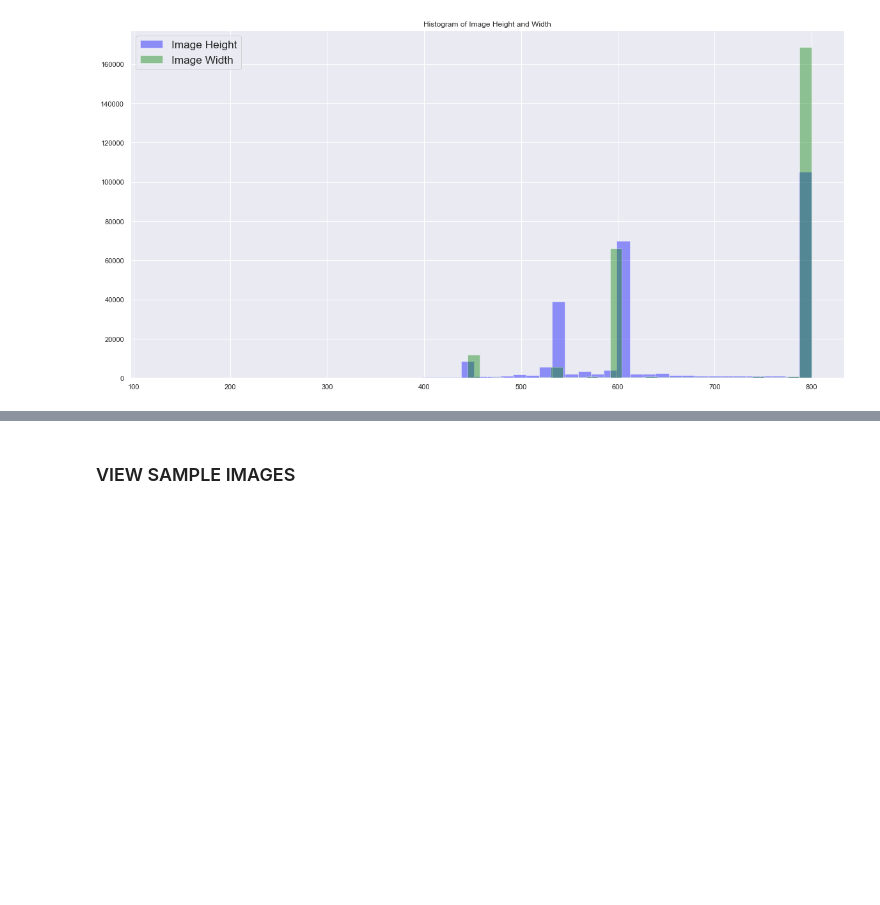
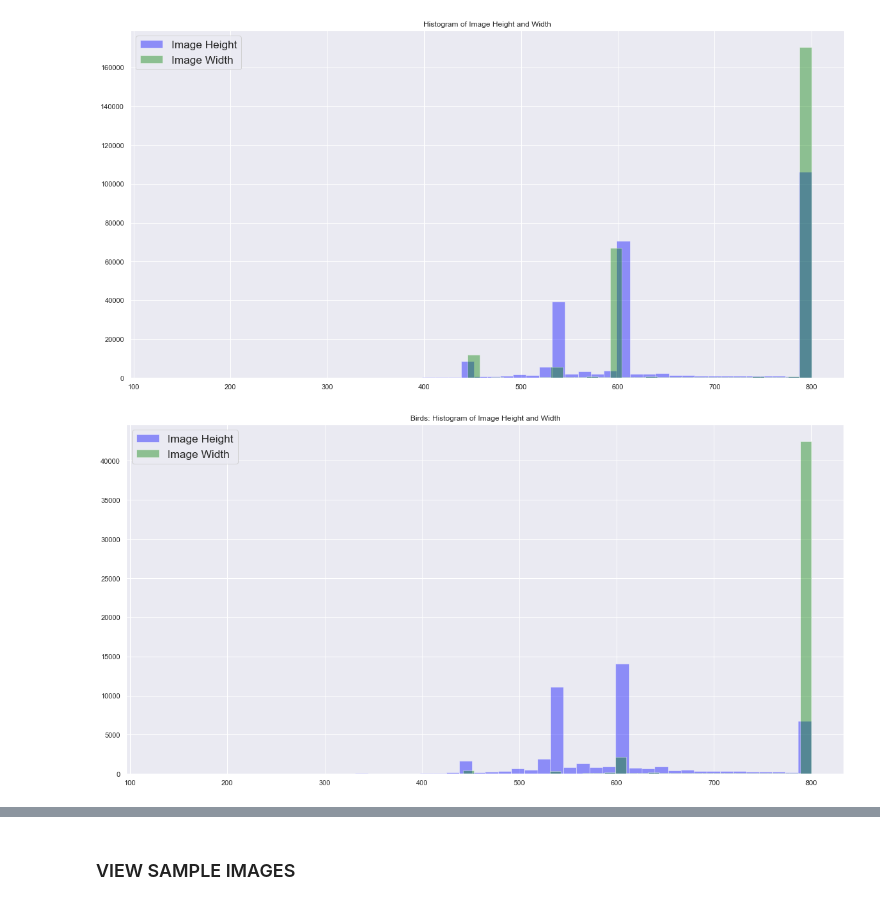
Before and after one commit to lbrou82/Springboard_Capstone2, a Jupyter notebook: notebooks/1.0_Data_Wrangling_and_EDA.ipynb, the cells around one changed output, grey strips where cells are left out. Drawn from its saved outputs; the diff is of its cells as text; code cells hidden in the pictures; blank space fills up the shorter version.

```diff
--- a/notebooks/1.0_Data Wrangling and EDA.ipynb
+++ b/notebooks/1.0_Data_Wrangling_and_EDA.ipynb
@@ -141,3 +170,16 @@ _ = plt.title('Histogram of Image Height and Width')
 _ = plt.legend(fontsize='x-large')
 # %% [output]
 [figure]
+# %%
+bird = df[df['wildlife_type'] == 'Birds']
+
+fig_dims = (20, 10)
+fig, ax = plt.subplots(figsize=fig_dims)
+
+sns.distplot( bird["height"] , color="blue", label="Image Height", kde=False)
+sns.distplot( bird["width"] , color="green", label="Image Width", kde=False)
+_ = plt.xlabel('')
+_ = plt.title('Birds: Histogram of Image Height and Width')
+_ = plt.legend(fontsize='x-large')
+# %% [output]
+[figure, added]
```
Also changed, not shown: parts of 39 cells of this notebook, 2 other files.
